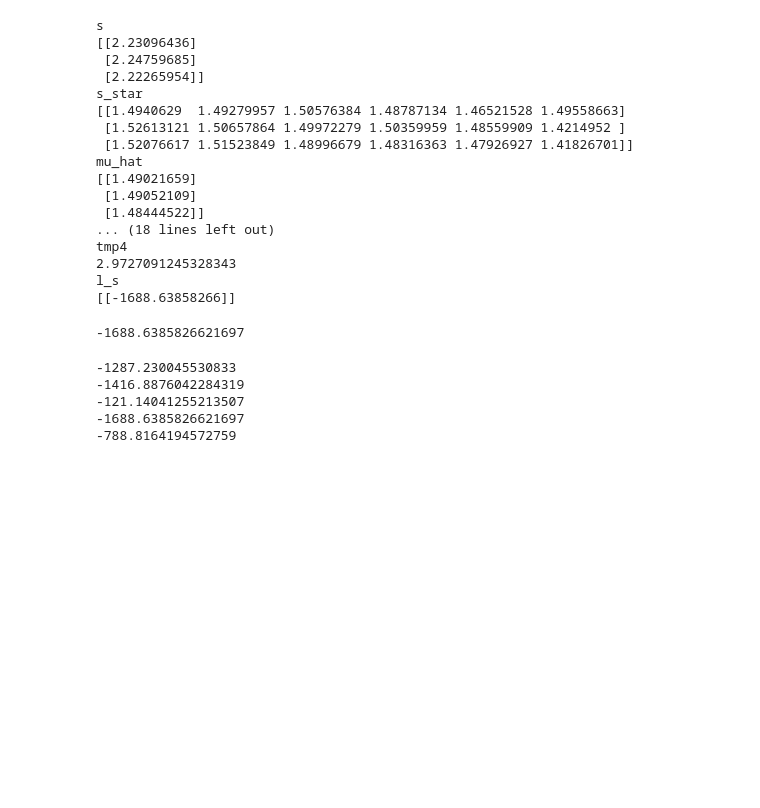
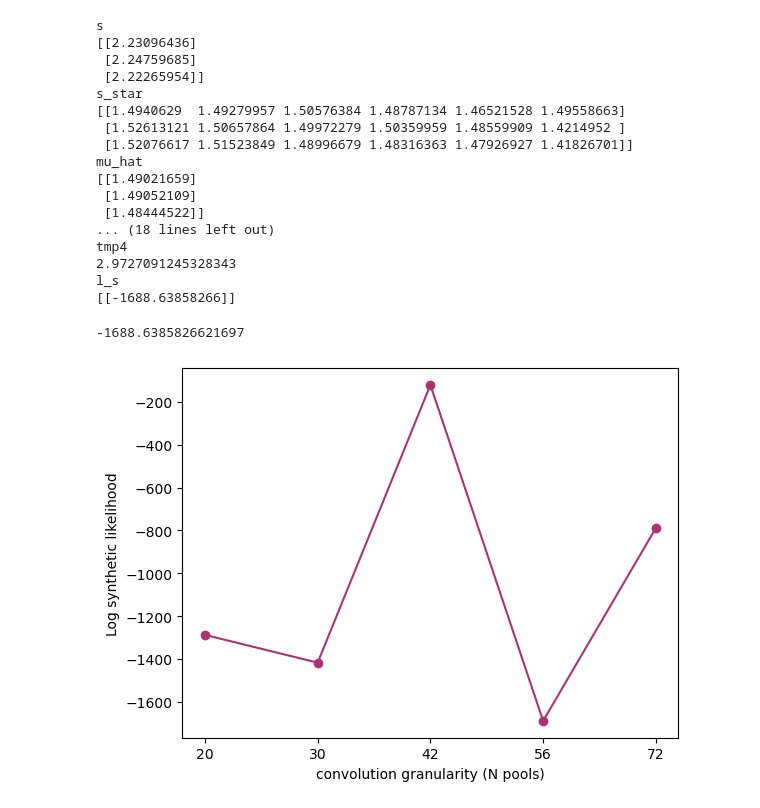
Before and after one commit to nilsheinrich/eye_movement_analysis_moonlander, a Jupyter notebook: ICCM_2024.ipynb, the cells around one changed output. Saved outputs shown, nothing was run; the diff lists cells and outputs as text; code cells hidden in the pictures; blank space fills up the shorter version.

Commit message:
likelihood profile plotted

```diff
--- a/ICCM_2024.ipynb
+++ b/ICCM_2024.ipynb
@@ -227,17 +227,25 @@ l_s
 -1688.6385826621697
 # %%
 s = np.asarray(DistFix_no_drift.groupby(['input_noise'])['distance_to_spaceship_log'].mean())
+
+loglik_dict = {}
 
 for convolution_granularity in ['20', '30', '42', '56', '72']:
 
     y_star = simulated_action_goals[simulated_action_goals.convolution_granularity == convolution_granularity]
     s_stats = (y_star.groupby(['input_noise_magnitude', 'level'])['distance_to_spaceship_log'].mean()).to_list()
     s_star = np.array_split(np.array(s_stats),3)
 
-    print(calc_likelihood(s_star, s, single_stat=True, debugme='no'))
+    loglik = calc_likelihood(s_star, s, single_stat=True, debugme='no')
+
+    loglik_dict[convolution_granularity] = loglik
+
+# plotting
+lists = sorted(loglik_dict.items())
+convGran, logSynthLik = zip(*lists)
+plt.plot(convGran, logSynthLik, marker='o', color='#AA3377', markersize=6)
+plt.xlabel('convolution granularity (N pools)')
+plt.ylabel('Log synthetic likelihood')
+plt.show()
 # %% [output]
--1287.230045530833
--1416.8876042284319
--121.14041255213507
--1688.6385826621697
--788.8164194572759
+[figure, added]
```
